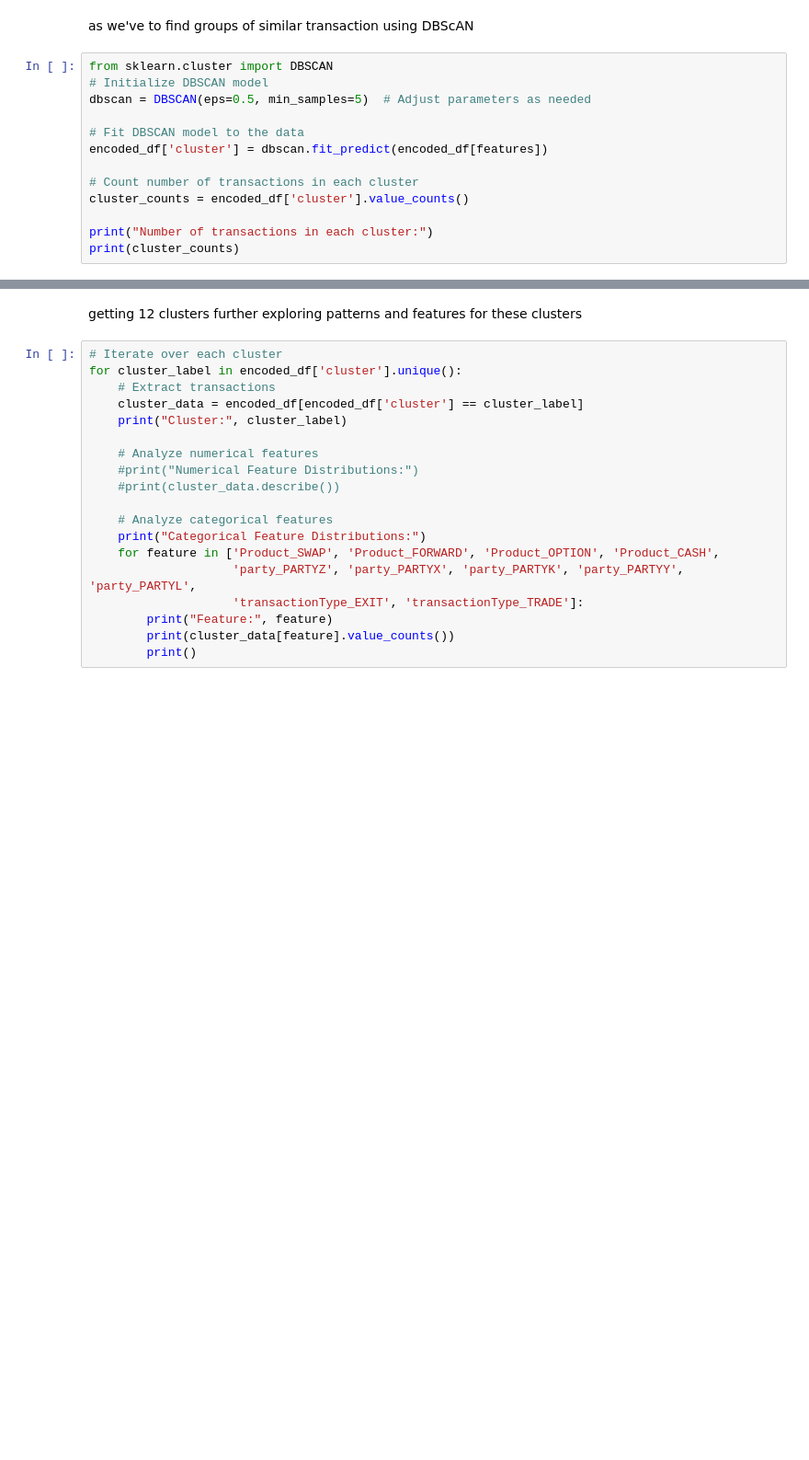
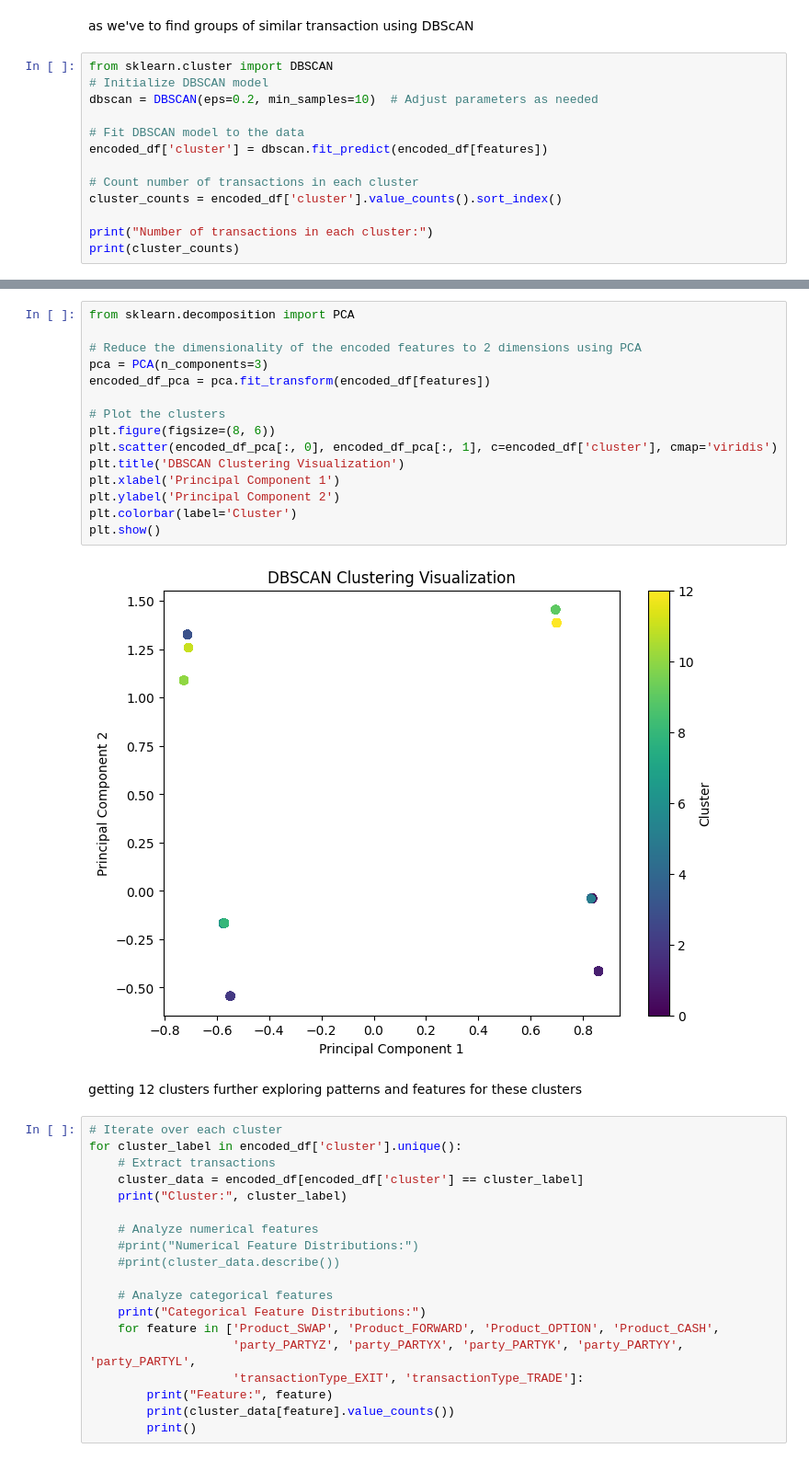
Before and after one commit to kastrahl/Assessments, a Jupyter notebook: Trade_Reporting_data_Analysis_drop.ipynb, the cells around one changed output, grey strips where cells are left out. Shown at 92% size. Drawn from its saved outputs; the diff is of its cells as text; blank space fills up the shorter version.

```diff
--- a/Trade_Reporting_data_Analysis_drop.ipynb
+++ b/Trade_Reporting_data_Analysis_drop.ipynb
@@ -758,13 +846,13 @@ as we've to find groups of similar transaction using DBScAN
 # %%
 from sklearn.cluster import DBSCAN
 # Initialize DBSCAN model
-dbscan = DBSCAN(eps=0.5, min_samples=5)  # Adjust parameters as needed
+dbscan = DBSCAN(eps=0.2, min_samples=10)  # Adjust parameters as needed
 
 # Fit DBSCAN model to the data
 encoded_df['cluster'] = dbscan.fit_predict(encoded_df[features])
 
 # Count number of transactions in each cluster
-cluster_counts = encoded_df['cluster'].value_counts()
+cluster_counts = encoded_df['cluster'].value_counts().sort_index()
 
 print("Number of transactions in each cluster:")
 print(cluster_counts)
@@ -771,3 +875,20 @@ print(cluster_counts)
+# %%
+from sklearn.decomposition import PCA
+
+# Reduce the dimensionality of the encoded features to 2 dimensions using PCA
+pca = PCA(n_components=3)
+encoded_df_pca = pca.fit_transform(encoded_df[features])
+
+# Plot the clusters
+plt.figure(figsize=(8, 6))
+plt.scatter(encoded_df_pca[:, 0], encoded_df_pca[:, 1], c=encoded_df['cluster'], cmap='viridis')
+plt.title('DBSCAN Clustering Visualization')
+plt.xlabel('Principal Component 1')
+plt.ylabel('Principal Component 2')
+plt.colorbar(label='Cluster')
+plt.show()
+# %% [output]
+[figure, added]
 # %% [markdown]
 getting 12 clusters
 further exploring patterns and features for these clusters
```
Also changed, not shown: parts of 10 cells of this notebook.
